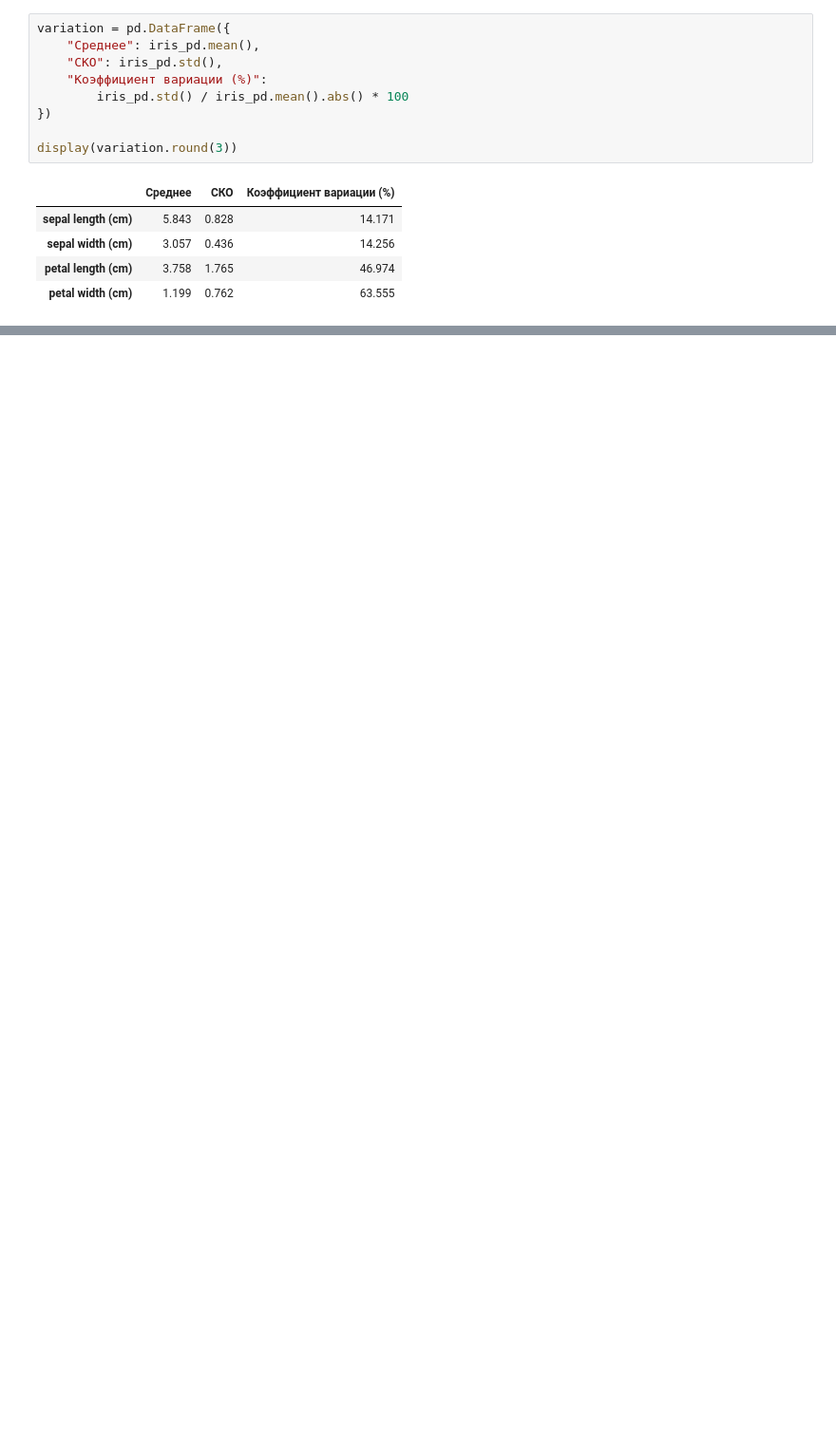
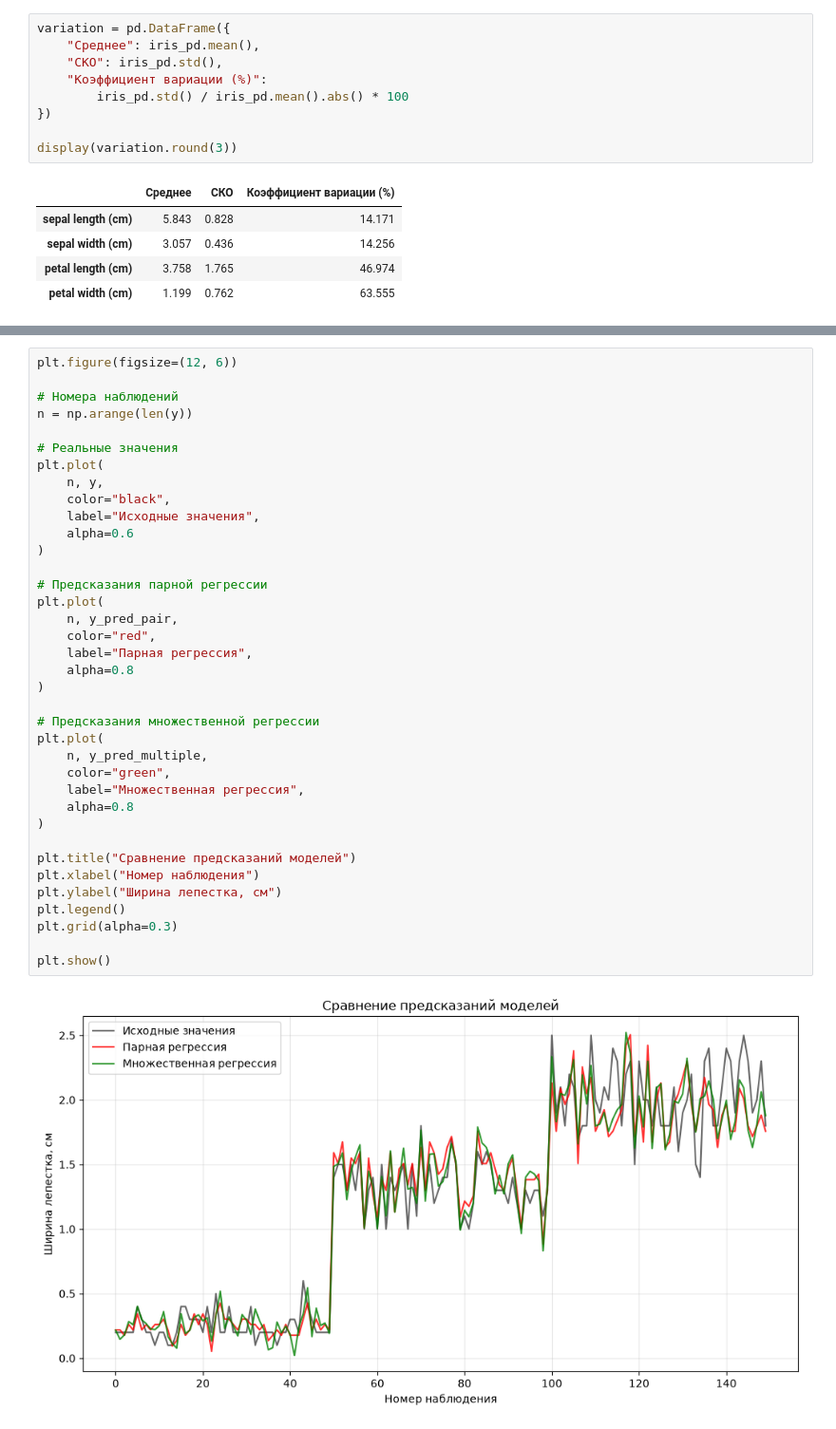
Before and after one commit to infinioka/Labs, a Jupyter notebook: LR1/LR1/Interactive-1.ipynb, the cells around one changed output, grey strips where cells are left out. Shown at 95% size. Drawn from its saved outputs; the diff is of its cells as text; blank space fills up the shorter version.

```diff
--- a/LR1/LR1/Interactive-1.ipynb
+++ b/LR1/LR1/Interactive-1.ipynb
@@ -174,0 +268,39 @@ display(variation.round(3))
+# %%
+plt.figure(figsize=(12, 6))
+
+# Номера наблюдений
+n = np.arange(len(y))
+
+# Реальные значения
+plt.plot(
+    n, y,
+    color="black",
+    label="Исходные значения",
+    alpha=0.6
+)
+
+# Предсказания парной регрессии
+plt.plot(
+    n, y_pred_pair,
+    color="red",
+    label="Парная регрессия",
+    alpha=0.8
+)
+
+# Предсказания множественной регрессии
+plt.plot(
+    n, y_pred_multiple,
+    color="green",
+    label="Множественная регрессия",
+    alpha=0.8
+)
+
+plt.title("Сравнение предсказаний моделей")
+plt.xlabel("Номер наблюдения")
+plt.ylabel("Ширина лепестка, см")
+plt.legend()
+plt.grid(alpha=0.3)
+
+plt.show()
+# %% [output]
+[figure, added]
```
Also changed, not shown: parts of 25 cells of this notebook, 11 other files.
